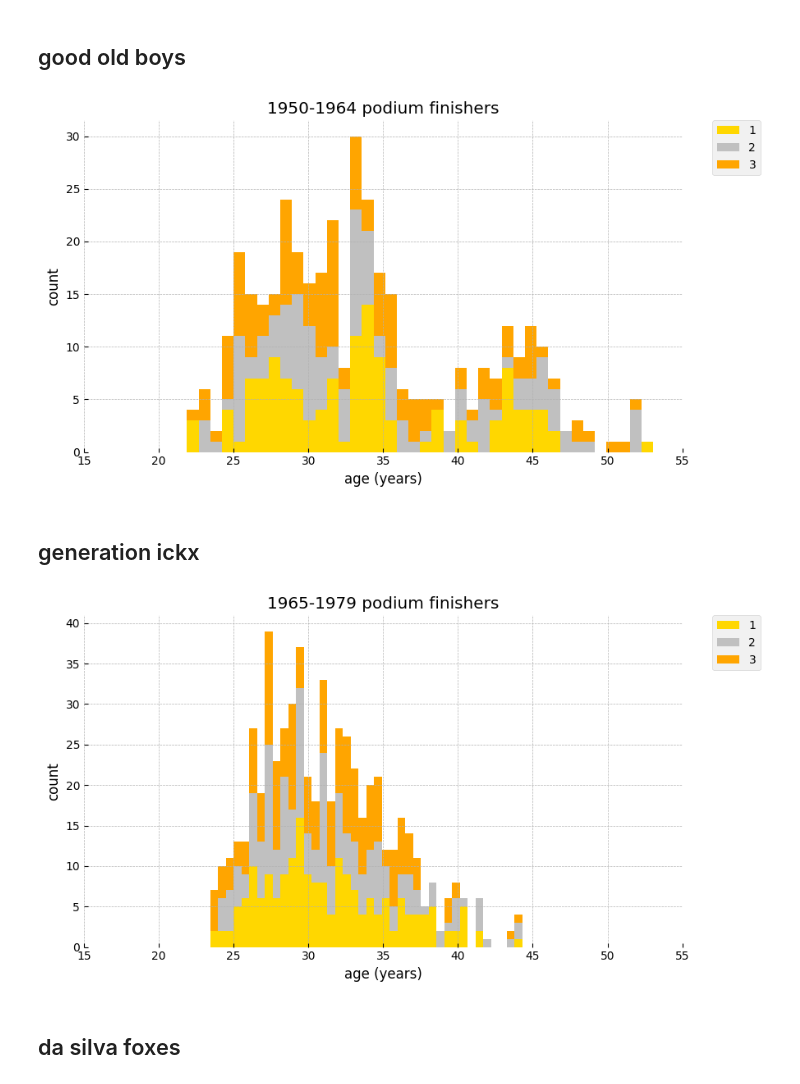
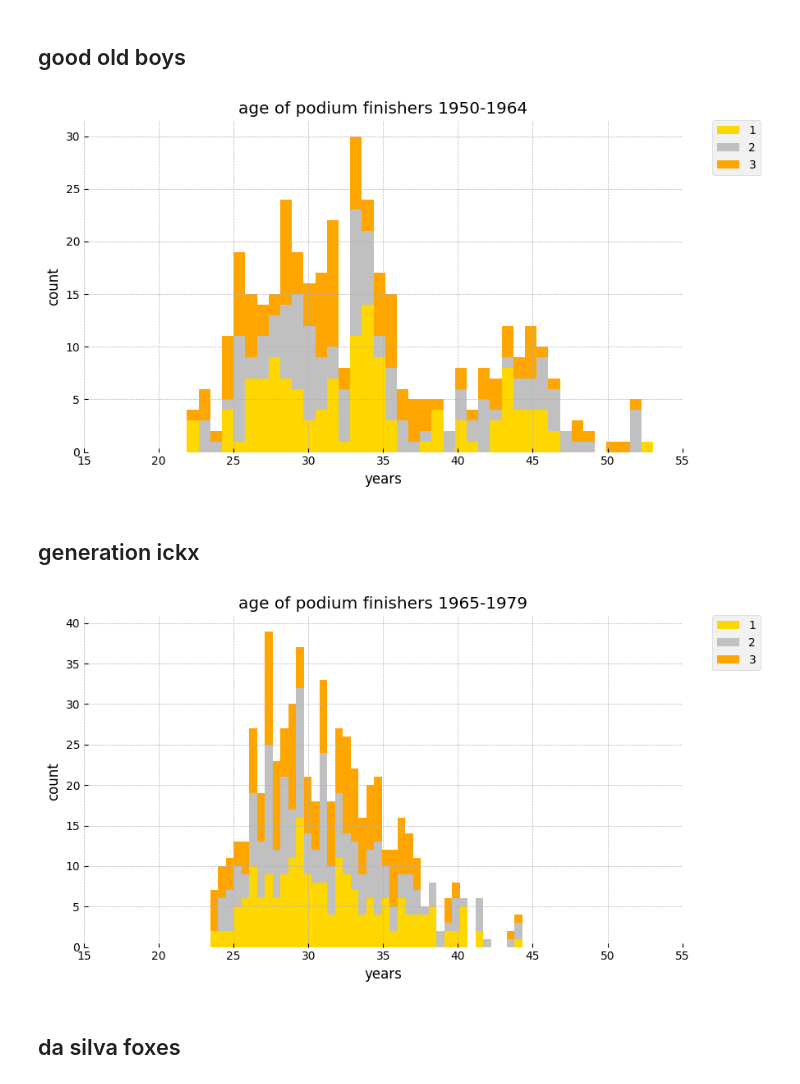
Before and after one commit to samkennerly/kingofsnake, a Jupyter notebook: books/viz/hist.ipynb, the cells around one changed output. Saved outputs shown, nothing was run; the diff lists cells and outputs as text; code cells hidden in the pictures.

```diff
--- a/books/viz/hist.ipynb
+++ b/books/viz/hist.ipynb
@@ -28,7 +28,7 @@ pods['age'] = (pods['date'] - pods.pop('birthday')).dt.days / 365.25
 pods = (
     pods.sort_values('date order age'.split())
     .drop_duplicates('date order'.split(), keep='last')
-    .reset_index(drop=True)
+    .set_index('date order'.split())
 )
 pods
 # %% [output]
@@ -78,30 +83,31 @@ axes.figure.savefig(folder / 'all-ages_shows.png')
 # %% [markdown]
 ## good old boys
 # %%
-def podhist(start, stop, **kwargs):
+def podhist(data, start, stop, **kwargs):
     kwset = kwargs.setdefault
     kwset('bins', 40)
     kwset('color', color)
-    kwset('title', f"{start}-{stop} podium finishers")
+    kwset('title', f"age of podium finishers {start}-{stop}")
     kwset('xlim', limit)
-    kwset('xlabel', 'age (years)')
+    kwset('xlabel', 'years')
     kwset('ylabel', 'count')
 
-    data = pods.pivot(index='date', columns='order', values='age')
-    data = data.loc[str(start) : str(stop)]
+    data = data['age'].unstack('order').loc[str(start) : str(stop)]
+    #data = pods.pivot(index='date', columns='order', values='age')
 
     return plot.hist(data, **kwargs)
 
-axes = podhist(1950, 1964)
+axes = podhist(pods, 1950, 1964)
 axes.figure.savefig(folder / 'good_old_boys.png')
 # %% [output]
-[figure, old version]
+[figure, new version]
 # %% [markdown]
 ## generation ickx
 # %%
-podhist(1965,1979).figure.savefig(folder / 'generation_ickx.png')
+axes = podhist(pods, 1965, 1979)
+axes.figure.savefig(folder / 'generation_ickx.png')
 # %% [output]
-[figure, old version]
+[figure, new version]
 # %% [markdown]
 ## da silva foxes
 # %%
```
Also changed, not shown: parts of 11 cells of this notebook, 1 other file.
